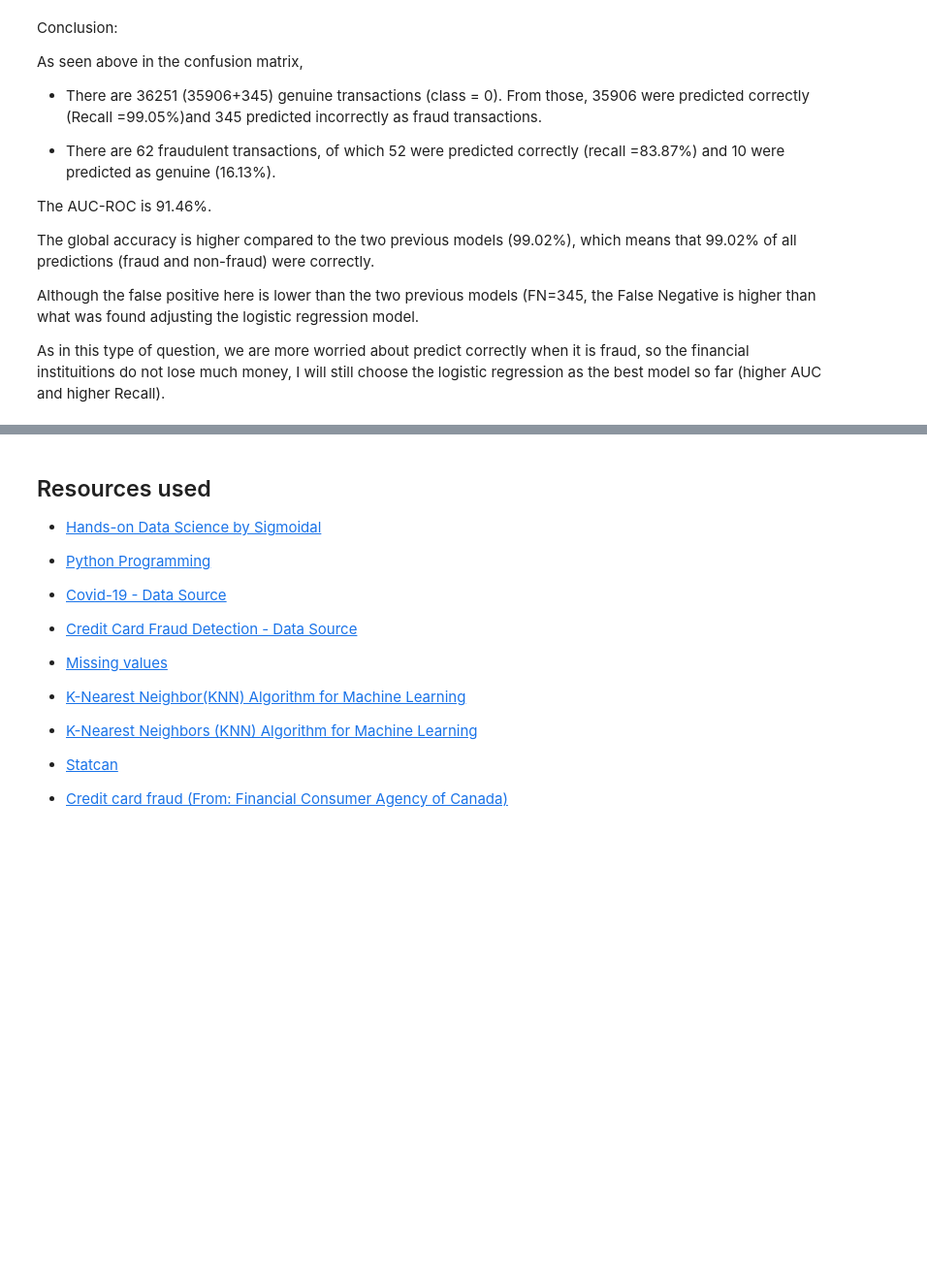
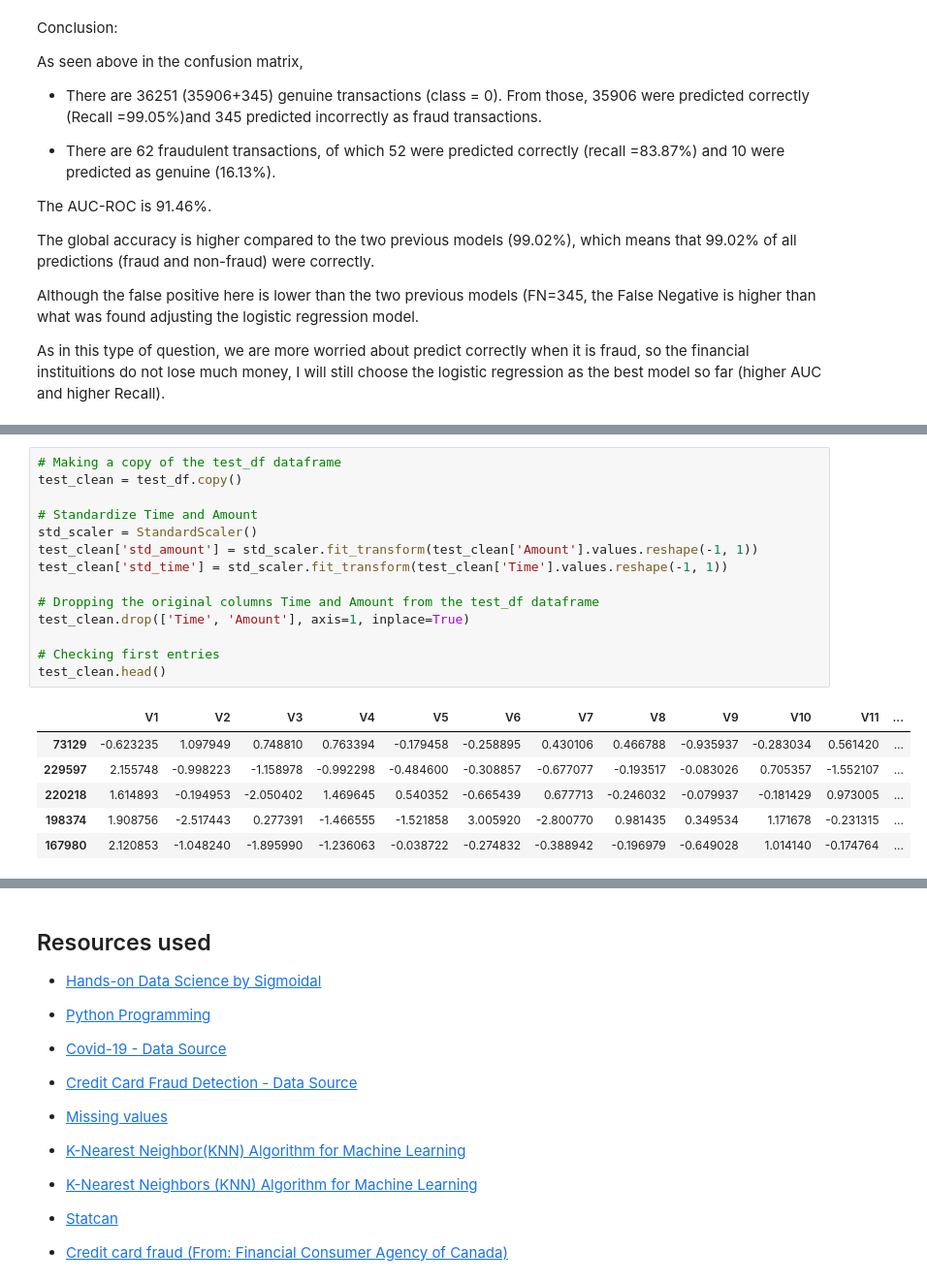
Before and after one commit to Mdrsilva/Credit_Card_Fraud_Detection_Data_Analysis, a Jupyter notebook: Credit_Card_Fraud_Detection.ipynb, the cells around one changed output, grey strips where cells are left out. Shown at 97% size. Drawn from its saved outputs; the diff is of its cells as text; blank space fills up the shorter version.

```diff
--- a/Credit_Card_Fraud_Detection.ipynb
+++ b/Credit_Card_Fraud_Detection.ipynb
@@ -2104,0 +1154,21 @@ Questions, suggestions for improvement, and corrections are welcome, and thank y
+# %%
+# Making a copy of the test_df dataframe
+test_clean = test_df.copy()
+
+# Standardize Time and Amount
+std_scaler = StandardScaler()
+test_clean['std_amount'] = std_scaler.fit_transform(test_clean['Amount'].values.reshape(-1, 1))
+test_clean['std_time'] = std_scaler.fit_transform(test_clean['Time'].values.reshape(-1, 1))
+
+# Dropping the original columns Time and Amount from the test_df dataframe
+test_clean.drop(['Time', 'Amount'], axis=1, inplace=True)
+
+# Checking first entries
+test_clean.head()
+# %% [output]
+|  | V1 | V2 | V3 | V4 | V5 | V6 | V7 | V8 | V9 | V10 | V11 | ... |
+| 73129 | -0.623235 | 1.097949 | 0.748810 | 0.763394 | -0.179458 | -0.258895 | 0.430106 | 0.466788 | -0.935937 | -0.283034 | 0.561420 | ... |
+| 229597 | 2.155748 | -0.998223 | -1.158978 | -0.992298 | -0.484600 | -0.308857 | -0.677077 | -0.193517 | -0.083026 | 0.705357 | -1.552107 | ... |
+| 220218 | 1.614893 | -0.194953 | -2.050402 | 1.469645 | 0.540352 | -0.665439 | 0.677713 | -0.246032 | -0.079937 | -0.181429 | 0.973005 | ... |
+| 198374 | 1.908756 | -2.517443 | 0.277391 | -1.466555 | -1.521858 | 3.005920 | -2.800770 | 0.981435 | 0.349534 | 1.171678 | -0.231315 | ... |
+| 167980 | 2.120853 | -1.048240 | -1.895990 | -1.236063 | -0.038722 | -0.274832 | -0.388942 | -0.196979 | -0.649028 | 1.014140 | -0.174764 | ... |
```
Also changed, not shown: parts of 104 cells of this notebook.
